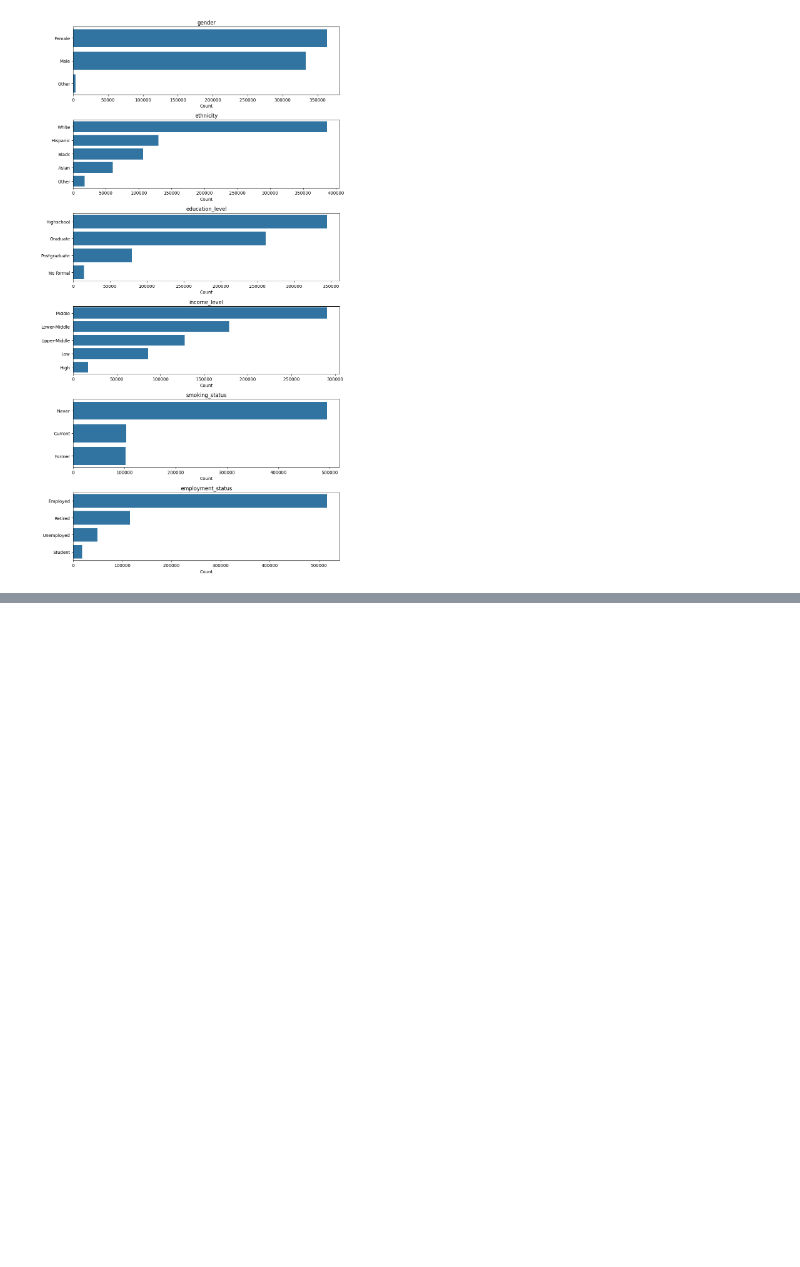
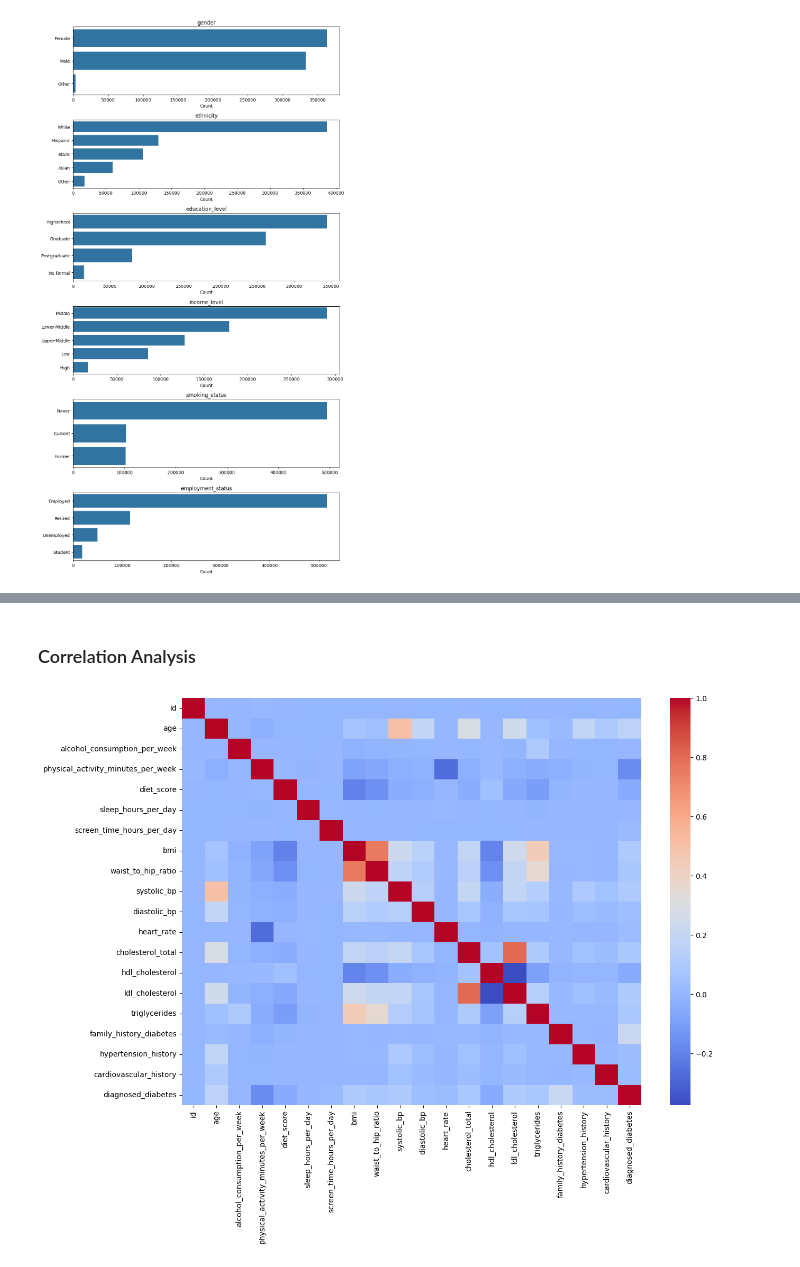
Before and after one commit to JoseAlfaro12/playground-series-s5e12, a Jupyter notebook: Scripts/EDA.ipynb, the cells around one changed output, grey strips where cells are left out. Cells and saved outputs as stored; diff of their text form; code cells hidden in the pictures; blank space fills up the shorter version.

```diff
--- a/Scripts/EDA.ipynb
+++ b/Scripts/EDA.ipynb
@@ -151,0 +251,9 @@ plt.show()
+# %% [markdown]
+### Correlation Analysis
+# %%
+plt.figure(figsize=(14, 10))
+numeric_cols = train.select_dtypes(include='number')  # select only numeric columns
+sns.heatmap(numeric_cols.corr(), annot=False, cmap="coolwarm")
+plt.show()
+# %% [output]
+[figure, added]
```
Also changed, not shown: parts of 6 cells of this notebook.
